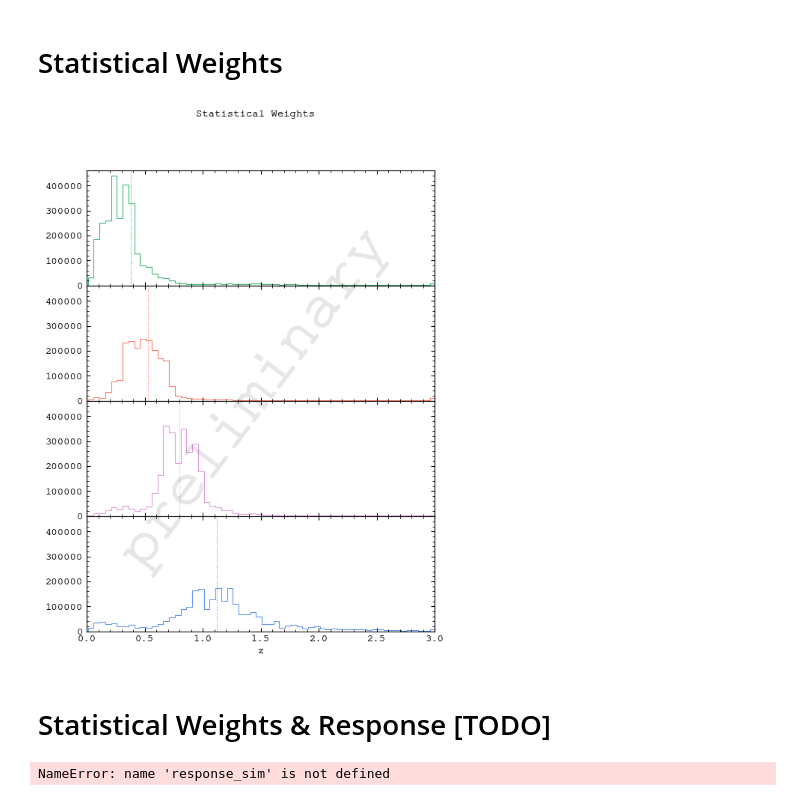
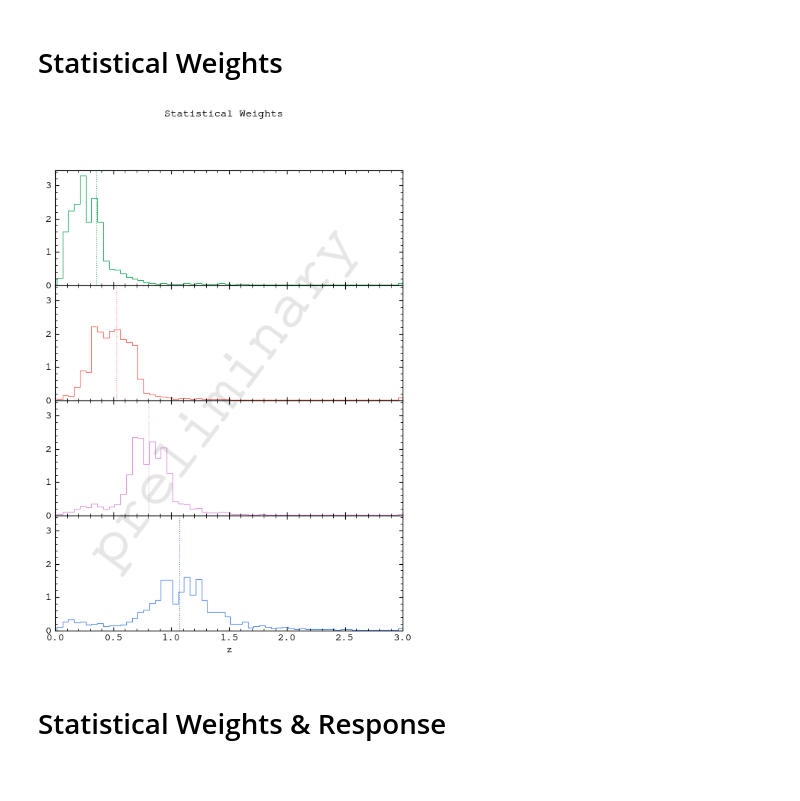
Before and after one commit to sidneymau/des-y6-image-sims-analysis, a Jupyter notebook: notebooks/2025_02_17_tomography/nzs.ipynb, the cells around one changed output. Cells and saved outputs as stored; diff of their text form; code cells hidden in the pictures.

```diff
--- a/notebooks/2025_02_17_tomography/nzs.ipynb
+++ b/notebooks/2025_02_17_tomography/nzs.ipynb
@@ -40,6 +40,15 @@ redshift_sim = h5py.File(
         "noshear/weighted_pile3_oldtomo/sompz_y6_sim_noshear_1000Tile.hdf5",
     )
 )
+# %%
+zlow = redshift_sim["catalog"]["sompz"]["pzdata"]["zlow"][:]
+zhigh = redshift_sim["catalog"]["sompz"]["pzdata"]["zhigh"][:]
+
+nz_sompz = {}
+for tomographic_bin in lib.const.TOMOGRAPHIC_BINS:
+    _nz = redshift_sim["catalog"]["sompz"]["pzdata"][f"bin{tomographic_bin}"][:]
+
+    nz_sompz[tomographic_bin] = _nz / np.sum(_nz) / (zhigh - zlow)
 # %%
 shear_sim = h5py.File(
     lib.const.IMSIM_CATALOGS[shear_step],
@@ -364,0 +446,13 @@ assert len(
+# %%
+nz_tomo = {}
+for tomographic_bin in lib.const.TOMOGRAPHIC_BINS:
+    nz_tomo[tomographic_bin] = np.sum(
+        nz[cell_assignments[tomographic_bin]],
+        axis=0,
+    )
+
+    # manually force n(0) = 0
+    nz_tomo[tomographic_bin][0] = 0
+
+    # renormalize
+    nz_tomo[tomographic_bin] = nz_tomo[tomographic_bin] / np.sum(nz_tomo[tomographic_bin]) / np.diff(lib.const.ZEDGES)
@@ -365,17 +499,21 @@ assert len(
 # %% [markdown]
 # Statistical Weights
 # %%
-nz_tomo = {}
+nz_tomo_w = {}
 for tomographic_bin in lib.const.TOMOGRAPHIC_BINS:
-    nz_tomo[tomographic_bin] = np.sum(
+    nz_tomo_w[tomographic_bin] = np.sum(
         nz[cell_assignments[tomographic_bin]] \
-        * weights_sim[cell_assignments[tomographic_bin], np.newaxis],
-        axis=0
+        * weight_grid_sim[cell_assignments[tomographic_bin], np.newaxis],
+        axis=0,
     ) / np.sum(
-        weights_sim[cell_assignments[tomographic_bin]]
+        weight_grid_sim[cell_assignments[tomographic_bin]],
     )
+
     # manually force n(0) = 0
-    nz_tomo[tomographic_bin][0] = 0
+    nz_tomo_w[tomographic_bin][0] = 0
+
+    # renormalize
+    nz_tomo_w[tomographic_bin] = nz_tomo_w[tomographic_bin] / np.sum(nz_tomo_w[tomographic_bin]) / np.diff(lib.const.ZEDGES)
 # %%
 fig, axs = plt.subplots(len(lib.const.TOMOGRAPHIC_BINS), 1, figsize=(6, 8), sharex=True, sharey=True)
 
@@ -386,54 +524,56 @@ tomo_colors = {
     1: "#FA7F72",
     2: "#DD9FDD",
     3: "#6495EC",
 }
 
 for i in lib.const.TOMOGRAPHIC_BINS:
     axs[i].axvline(
-        np.average(lib.const.ZVALS, weights=nz_tomo[i]),
+        np.average(lib.const.ZVALS, weights=nz_tomo_w[i]),
         c=tomo_colors[i],
         ls=":",
     )
 
     axs[i].stairs(
-        nz_tomo[i],
+        nz_tomo_w[i],
         edges=lib.const.ZEDGES,
         ec=tomo_colors[i],
     )
 
 axs[-1].set_xlim(0, 3)
 axs[-1].set_ylim(0, None)
 
 axs[-1].set_xlabel("z")
 
 # axs[-1].set_yscale("log")
 # axs[0].legend()
 
 fig.suptitle("Statistical Weights")
 
 watermark(fig)
 
 plt.show()
 # %% [output]
-[figure, old version]
+[figure, new version]
 # %% [markdown]
-# Statistical Weights & Response [TODO]
+# Statistical Weights & Response
 # %%
-nz_tomo = {}
+nz_tomo_wR = {}
 for tomographic_bin in lib.const.TOMOGRAPHIC_BINS:
-    nz_tomo[tomographic_bin] = np.sum(
+    nz_tomo_wR[tomographic_bin] = np.sum(
         nz[cell_assignments[tomographic_bin]] \
-        * response_sim[cell_assignments[tomographic_bin], np.newaxis] \
-        * weights_sim[cell_assignments[tomographic_bin], np.newaxis],
-        axis=0
+        * response_grid_y6[cell_assignments[tomographic_bin], np.newaxis] \
+        * weight_grid_sim[cell_assignments[tomographic_bin], np.newaxis],
+        axis=0,
     ) / np.sum(
-        response_sim[cell_assignments[tomographic_bin]] \
-        * weights_sim[cell_assignments[tomographic_bin]]
+        response_grid_y6[cell_assignments[tomographic_bin]] \
+        * weight_grid_sim[cell_assignments[tomographic_bin]],
     )
+
     # manually force n(0) = 0
-    nz_tomo[tomographic_bin][0] = 0
+    nz_tomo_wR[tomographic_bin][0] = 0
+
+    # renormalize
+    nz_tomo_wR[tomographic_bin] = nz_tomo_wR[tomographic_bin] / np.sum(nz_tomo_wR[tomographic_bin]) / np.diff(lib.const.ZEDGES)
-# %% [output]
-NameError: name 'response_sim' is not defined
 # %%
 fig, axs = plt.subplots(len(lib.const.TOMOGRAPHIC_BINS), 1, figsize=(6, 8), sharex=True, sharey=True)
 
```
Also changed, not shown: parts of 24 cells of this notebook, 1 other file.
